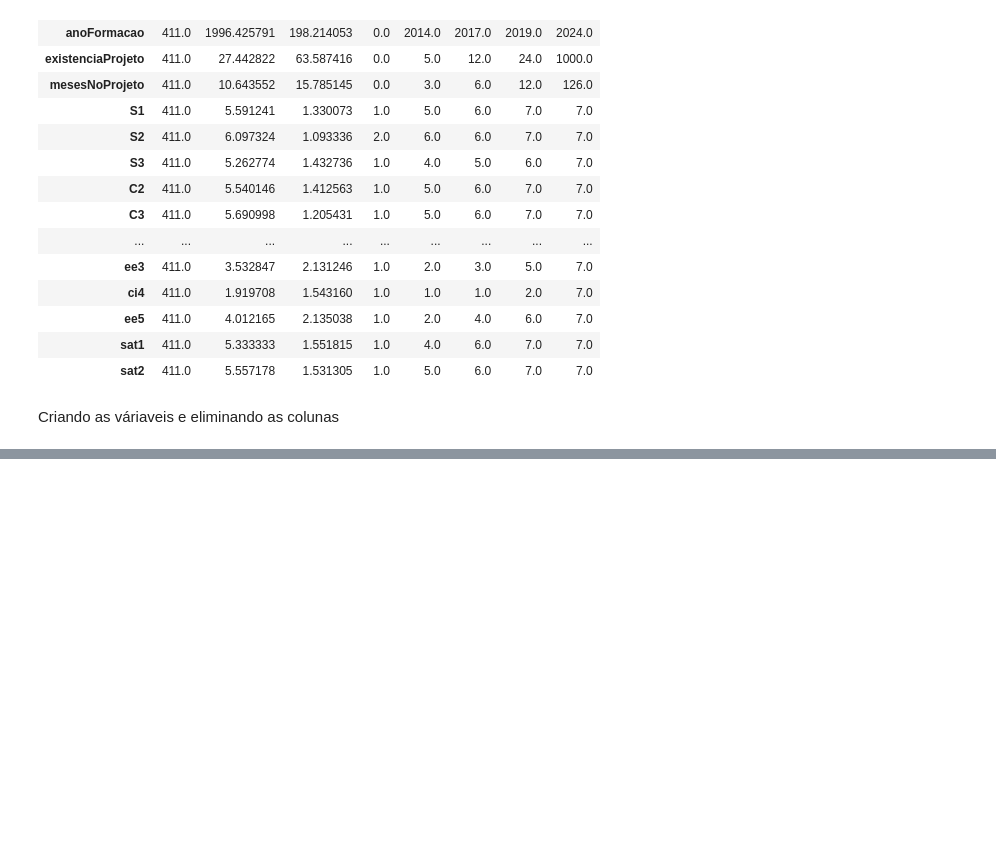
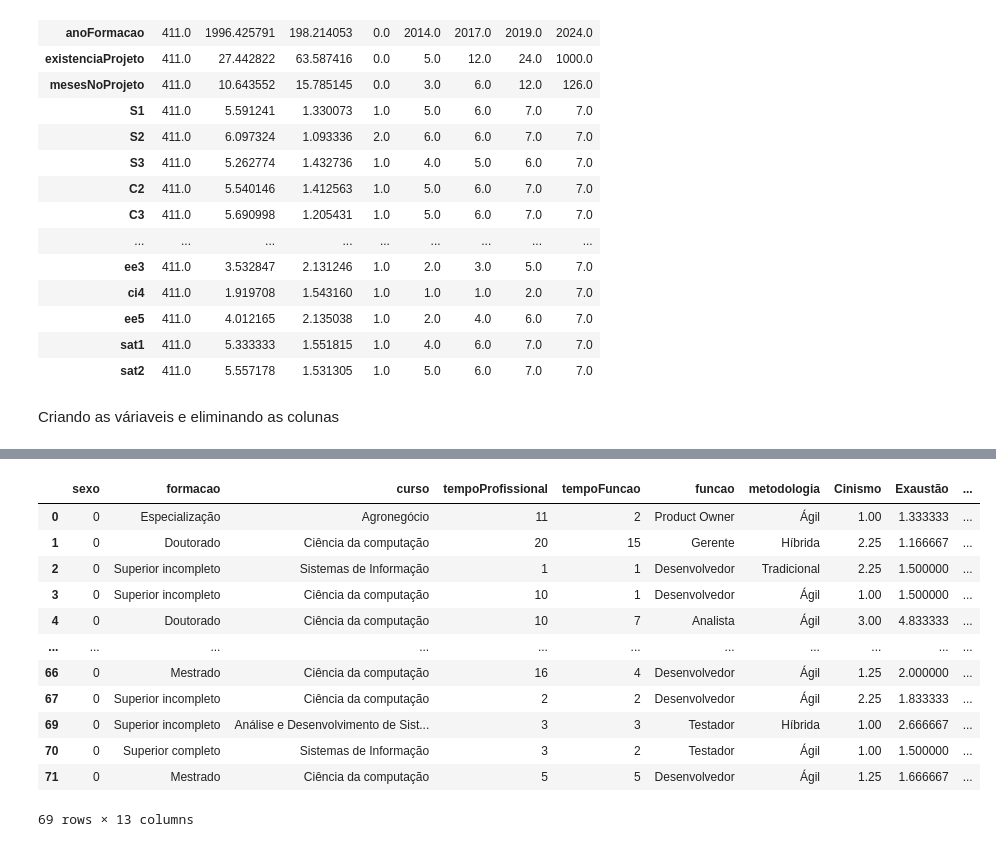
Before and after one commit to dan1lo/PesquisaDoutoradoPosDiferencas, a Jupyter notebook: artigo.ipynb, the cells around one changed output, grey strips where cells are left out. Saved outputs shown, nothing was run; the diff lists cells and outputs as text; code cells hidden in the pictures; blank space fills up the shorter version.

```diff
--- a/artigo.ipynb
+++ b/artigo.ipynb
@@ -200,0 +285,16 @@ data_feminino.corr()
+# %%
+data_feminino
+# %% [output]
+|  | sexo | formacao | curso | tempoProfissional | tempoFuncao | funcao | metodologia | Cinismo | Exaustão | ... |
+| 0 | 0 | Especialização | Agronegócio | 11 | 2 | Product Owner | Ágil | 1.00 | 1.333333 | ... |
+| 1 | 0 | Doutorado | Ciência da computação | 20 | 15 | Gerente | Híbrida | 2.25 | 1.166667 | ... |
+| 2 | 0 | Superior incompleto | Sistemas de Informação | 1 | 1 | Desenvolvedor | Tradicional | 2.25 | 1.500000 | ... |
+| 3 | 0 | Superior incompleto | Ciência da computação | 10 | 1 | Desenvolvedor | Ágil | 1.00 | 1.500000 | ... |
+| 4 | 0 | Doutorado | Ciência da computação | 10 | 7 | Analista | Ágil | 3.00 | 4.833333 | ... |
+| ... | ... | ... | ... | ... | ... | ... | ... | ... | ... | ... |
+| 66 | 0 | Mestrado | Ciência da computação | 16 | 4 | Desenvolvedor | Ágil | 1.25 | 2.000000 | ... |
+| 67 | 0 | Superior incompleto | Ciência da computação | 2 | 2 | Desenvolvedor | Ágil | 2.25 | 1.833333 | ... |
+| 69 | 0 | Superior incompleto | Análise e Desenvolvimento de Sist... | 3 | 3 | Testador | Híbrida | 1.00 | 2.666667 | ... |
+| 70 | 0 | Superior completo | Sistemas de Informação | 3 | 2 | Testador | Ágil | 1.00 | 1.500000 | ... |
+| 71 | 0 | Mestrado | Ciência da computação | 5 | 5 | Desenvolvedor | Ágil | 1.25 | 1.666667 | ... |
+69 rows × 13 columns
```
Also changed, not shown: parts of 29 cells of this notebook, 6 other files.
